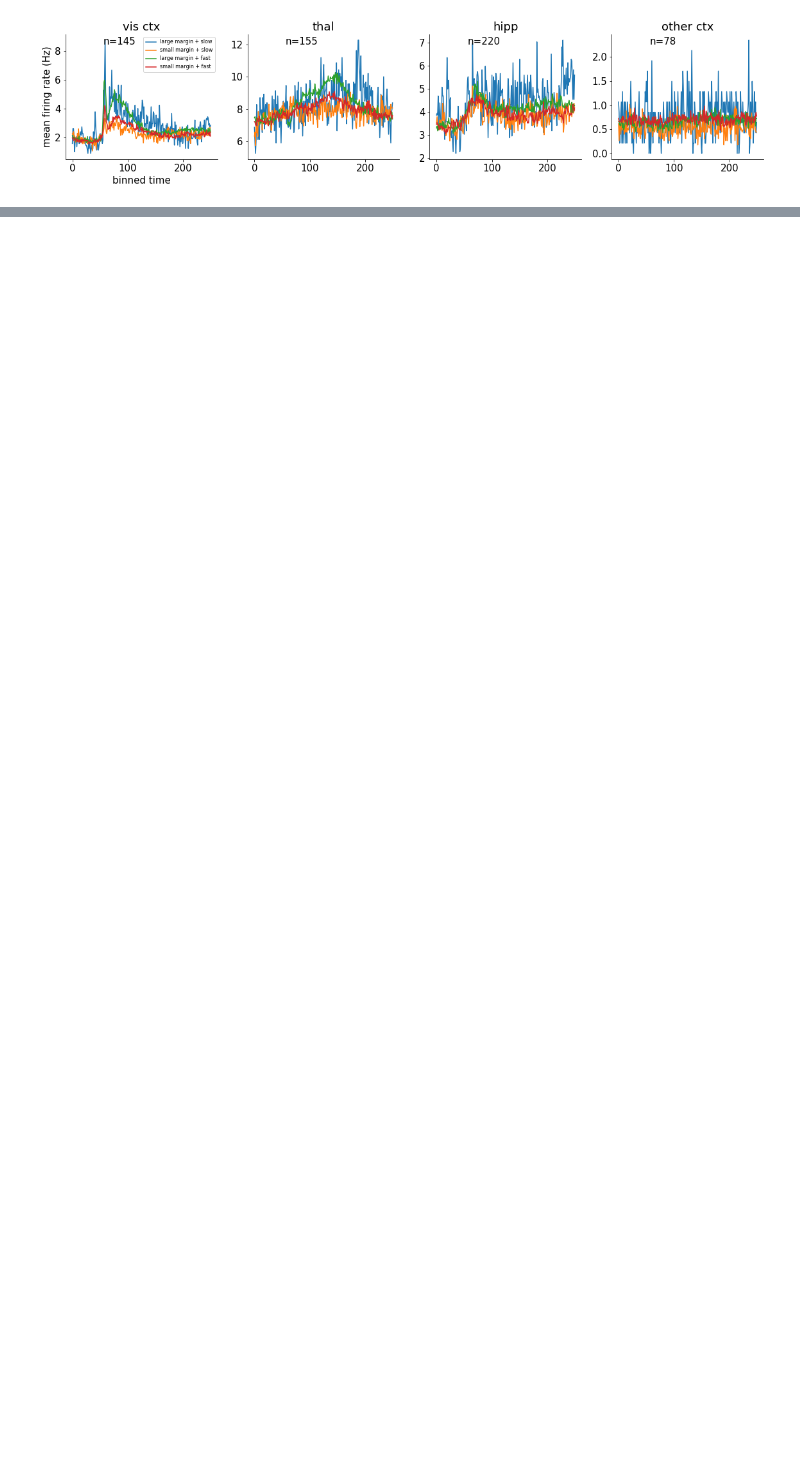
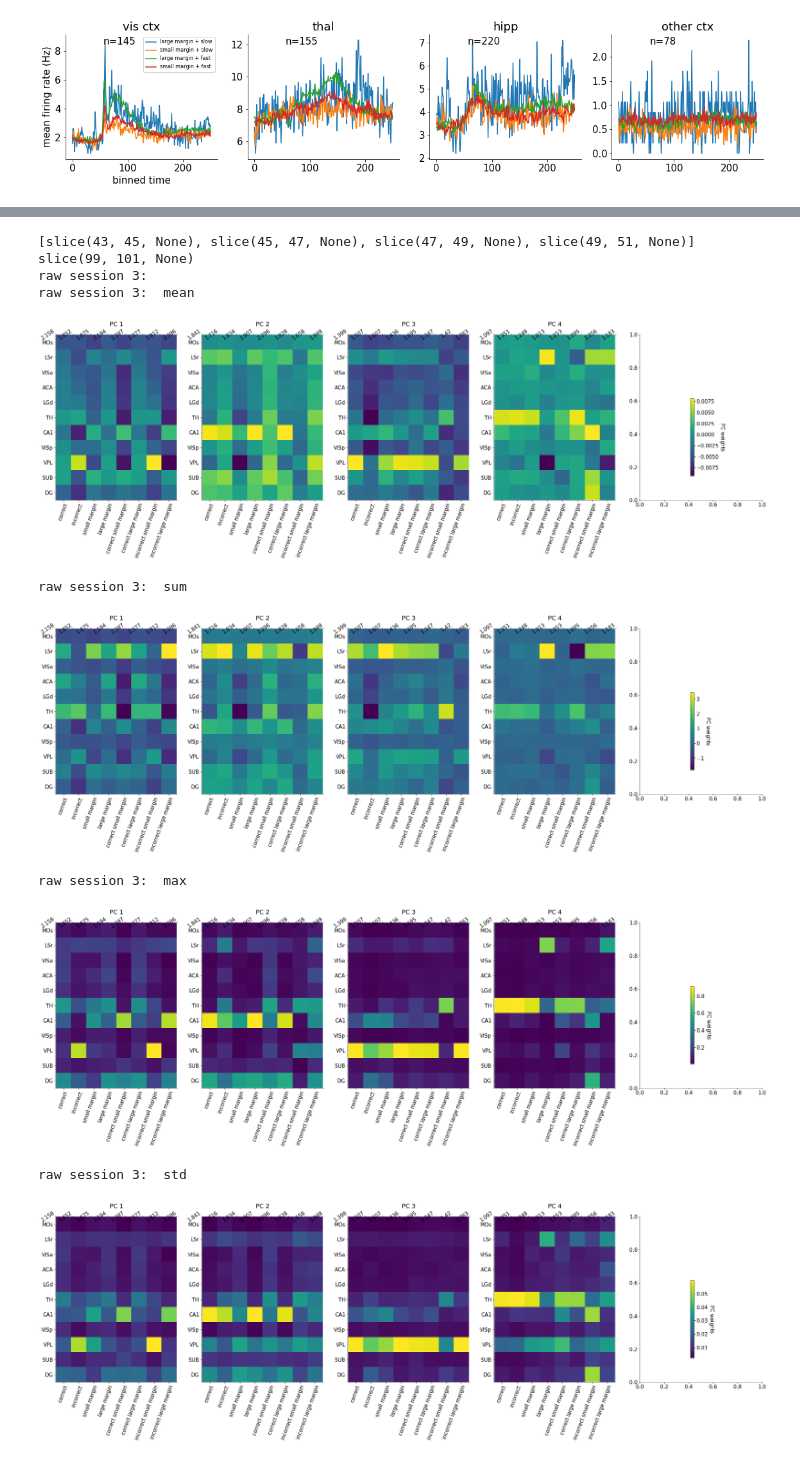
Before and after one commit to mitchellostrow/NM2020, a Jupyter notebook: Final_Notebook.ipynb, the cells around one changed output, grey strips where cells are left out. Saved outputs shown, nothing was run; the diff lists cells and outputs as text; code cells hidden in the pictures; blank space fills up the shorter version.

```diff
--- a/Final_Notebook.ipynb
+++ b/Final_Notebook.ipynb
@@ -133,0 +138,58 @@ for j in range(4): #len(brain_groups)+1):
+# %%
+sessions_PCA = [3, 11] # do session 3
+methodsStr = ['mean', 'sum', 'max', 'std']
+time_seg = listSlices(43, 101, step = 2) # 51 (index 4) is stim onset
+(51,70,120)
+print(time_seg[0:4], time_seg[-1])
+time_seg = [slice(51,75)]
+for s in sessions_PCA:
+    response = alldat[s]['response'] # right - nogo - left (-1, 0, 1)
+    vis_right = alldat[s]['contrast_right'] # 0 - low - high
+    vis_left = alldat[s]['contrast_left'] # 0 - low - high
+    is_correct = np.logical_and( np.sign(response)==np.sign(vis_left-vis_right),\
+                                  response != 0 )
+    fil_0025 = WF_filter427(vis_left, vis_right, 0.0, 0.25) # {0,25}
+    fil_2550 = WF_filter427(vis_left, vis_right, 0.25, 0.25) # {25,50}
+    fil_0050 = WF_filter427(vis_left, vis_right, 0, 0.5) # {0,50}
+    fil_50100 = WF_filter427(vis_left, vis_right, 0.5, 0.5) # {50,100}
+    cor_0025 = np.logical_and(fil_0025, is_correct)
+    cor_2550 = np.logical_and(fil_2550, is_correct)
+    cor_0050 = np.logical_and(fil_0050, is_correct)
+    cor_50100 = np.logical_and(fil_50100, is_correct)
+    incor_0025 = np.logical_and(fil_0025, ~is_correct)
+    incor_2550 = np.logical_and(fil_2550, ~is_correct)
+    incor_0050 = np.logical_and(fil_0050, ~is_correct)
+    incor_50100 = np.logical_and(fil_50100, ~is_correct)
+
+    loMargin = WF_filter427(vis_left,vis_right,0.25,0.25,dir='BI')
+    hiMargin = np.logical_or(WF_filter427(vis_left,vis_right,0.50,0.50,dir='BI') \
+                               , WF_filter427(vis_left,vis_right,0.25,0.75,dir='BI'))
+    clm = np.logical_and(is_correct, loMargin)
+    chm = np.logical_and(is_correct, hiMargin)
+    iclm = np.logical_and(~is_correct, loMargin)
+    ichm = np.logical_and(~is_correct, hiMargin)
+    trial_seg = [is_correct, ~is_correct, loMargin, hiMargin, clm, chm, iclm, ichm]
+    x_arr = ['correct', 'incorrect' \
+             , 'small margin', 'large margin' \
+             , 'correct small margin', 'correct large margin' \
+             , 'incorrect small margin', 'incorrect large margin']
+    print('raw session %0.f:' %s)
+    brain_arr, _, PCperSlice_regions, varperSlice = \
+        VarHunter427(alldat[s], time_seg = time_seg, trial_seg = trial_seg, trial_seg_isBoolMask = True)
+    # make percentage by multiplying it by 100
+    varperSlice = varperSlice * 100
+    for i in range(len(methodsStr)):
+        print('raw session %0.f:' %s, ' %s' %methodsStr[i])
+        HeatMapTSegXBrainReg(PCperSlice_regions[methodsStr[i]], brain_arr \
+                           , choice_PC = [0,1,2,3], x_arr = x_arr, x2_arr = varperSlice)
+# %% [output]
+[slice(43, 45, None), slice(45, 47, None), slice(47, 49, None), slice(49, 51, None)] slice(99, 101, None)
+raw session 3:
+raw session 3:  mean
+[figure, added]
+raw session 3:  sum
+[figure, added]
+raw session 3:  max
+[figure, added]
+raw session 3:  std
+[figure, added]
```
Also changed, not shown: parts of 14 cells of this notebook.
